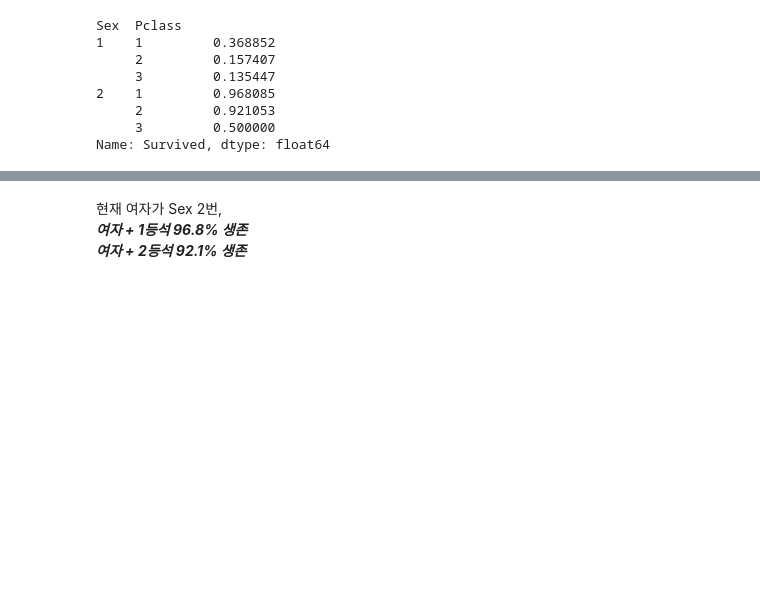
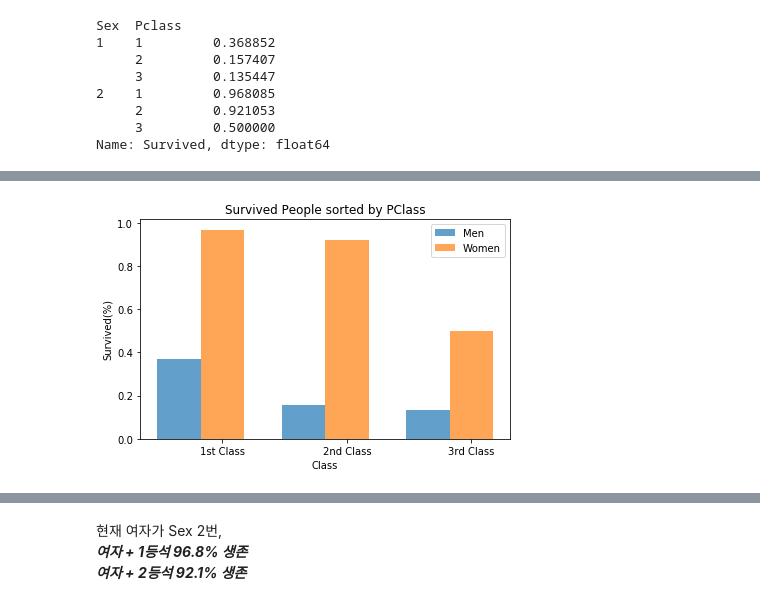
Before and after one commit to saanghyuk/ML-Study, a Jupyter notebook: titanic/Titanic.ipynb, the cells around one changed output, grey strips where cells are left out. Drawn from its saved outputs; the diff is of its cells as text; code cells hidden in the pictures; blank space fills up the shorter version.

```diff
--- a/titanic/Titanic.ipynb
+++ b/titanic/Titanic.ipynb
@@ -265,0 +277,35 @@ Name: Survived, dtype: float64
+# %%
+pclass_sex = train_data.groupby(['Pclass', 'Sex']).sum()['Survived'] / train_data.groupby(['Pclass', 'Sex']).count()['Survived']
+# %%
+n_groups = 3
+women_survived = []
+men_survived= []
+for i in range(1, 4):
+    men_survived.append(pclass_sex[i][1])
+    women_survived.append(pclass_sex[i][2])
+# %%
+
+# create plot
+fig, ax = plt.subplots()
+index = np.arange(n_groups)
+bar_width = 0.35
+opacity = 0.7
+
+rects1 = plt.bar(index, men_survived, bar_width,
+                 alpha=opacity,
+                 label='Men')
+
+rects2 = plt.bar(index + bar_width, women_survived, bar_width,
+                 alpha=opacity,
+                 label='Women')
+
+plt.xlabel('Class')
+plt.ylabel('Survived(%)')
+plt.title('Survived People sorted by PClass')
+plt.xticks(index + bar_width, ('1st Class', '2nd Class', '3rd Class'))
+plt.legend()
+
+plt.tight_layout()
+plt.show()
+# %% [output]
+[figure, added]
```
Also changed, not shown: parts of 16 cells of this notebook.
